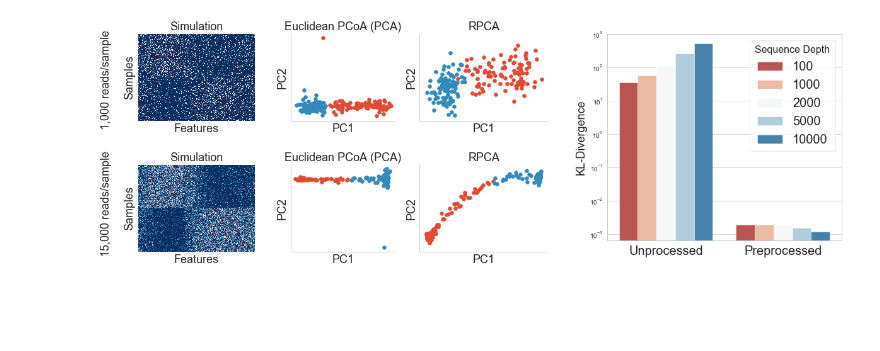
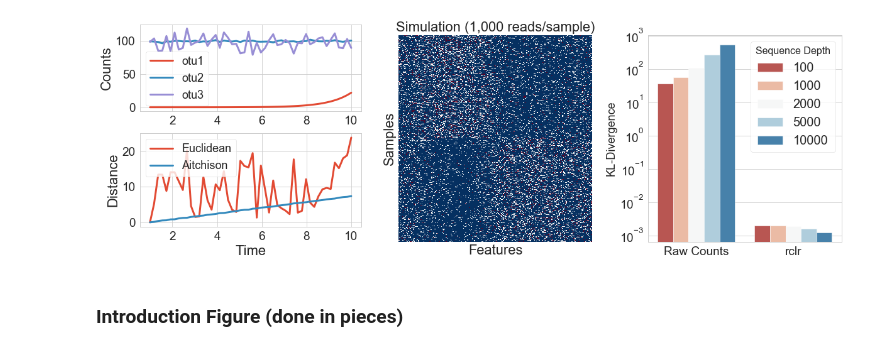
Before and after one commit to biocore/DEICODE, a Jupyter notebook: Benchmarking/simulations.ipynb, the cells around one changed output. Saved outputs shown, nothing was run; the diff lists cells and outputs as text; code cells hidden in the pictures; blank space fills up the shorter version.

```diff
--- a/Benchmarking/simulations.ipynb
+++ b/Benchmarking/simulations.ipynb
@@ -79,64 +74,65 @@ class MidpointNormalize(colors.Normalize):
     def __init__(self, vmin=None, vmax=None, midpoint=None, clip=False):
         self.midpoint = midpoint
         colors.Normalize.__init__(self, vmin, vmax, clip)
 
     def __call__(self, value, clip=None):
         # I'm ignoring masked values and all kinds of edge cases to make a
         # simple example...
         x, y = [self.vmin, self.midpoint, self.vmax], [0, 0.5, 1]
         return np.ma.masked_array(np.interp(value, x, y))
 
 
 fig = plt.figure(figsize=(20, 7), facecolor='white')
-gs = gridspec.GridSpec(110, 300)
+gs = gridspec.GridSpec(110, 380)
 
-ax1=plt.subplot(gs[5:45, :50])
-ax2=plt.subplot(gs[65:105, :50])
+ax_ex1=plt.subplot(gs[:40, :120])
+ax_ex2=plt.subplot(gs[50:93, :120])
+ax1=plt.subplot(gs[5:100, 140:245])
+ax7=plt.subplot(gs[5:100, 275:])
+
+
+ticksize=19
+labelsize=22
+ax_ex1.plot(t, x1, label='otu1',lw=3)
+ax_ex1.plot(t, x2, label='otu2',lw=3)
+ax_ex1.plot(t, x3, label='otu3',lw=3)
+ax_ex1.legend()
+ax_ex1.set_ylabel('Counts', fontsize=labelsize)
+ax_ex1.xaxis.set_tick_params(labelsize=ticksize)
+ax_ex1.yaxis.set_tick_params(labelsize=ticksize)
+ax_ex1.legend(prop={'size': 18})
+
+ax_ex2.plot(t, edists, label='Euclidean',lw=3)
+ax_ex2.plot(t, cdists, label='Aitchison',lw=3)
+ax_ex2.xaxis.set_tick_params(labelsize=ticksize)
+ax_ex2.yaxis.set_tick_params(labelsize=ticksize)
+ax_ex2.legend()
+ax_ex2.set_xlabel('Time', fontsize=labelsize)
+ax_ex2.set_ylabel('Distance', fontsize=labelsize)
+ax_ex2.legend(loc=2,prop={'size': 18})
+
+
 
 sns.heatmap(model_100.as_matrix(),robust=True
             , xticklabels=False, yticklabels=False,
            cbar=False,cmap='RdBu_r',ax=ax1)
-sns.heatmap(model_10000,robust=True
-            , xticklabels=False, yticklabels=False,
-           cbar=False,cmap='RdBu_r',ax=ax2)
+ax1.set_xlabel('Features',fontsize=22)
+ax1.set_ylabel('Samples',fontsize=22)
+ax1.set_title('Simulation (1,000 reads/sample)',fontsize=22)
 
-ax1.set_xlabel('Features',fontsize=18)
-ax1.set_ylabel('Samples',fontsize=18)
-ax1.set_title('Simulation',fontsize=18)
-ax2.set_xlabel('Features',fontsize=18)
-ax2.set_ylabel('Samples',fontsize=18)
-ax2.set_title('Simulation',fontsize=18)
-
-ax3=plt.subplot(gs[5:45, 65:110])
-ax4=plt.subplot(gs[65:105, 65:110])
-ax3.set_title('Euclidean PCoA (PCA)',fontsize=18)
-ax4.set_title('Euclidean PCoA (PCA)',fontsize=18)
-
-ax5=plt.subplot(gs[5:45, 120:175])
-ax6=plt.subplot(gs[65:105, 120:175])
-ax5.set_title('RPCA',fontsize=18)
-ax6.set_title('RPCA',fontsize=18)
-
-plot_clusters(clustord_1000_PCA,clustmap,ax3)
-plot_clusters(clustord_1000_RPCA,clustmap,ax5)
-plot_clusters(clustord_10000_PCA,clustmap,ax4)
-plot_clusters(clustord_10000_RPCA,clustmap,ax6)
-
-ax7=plt.subplot(gs[5:100, 200:])
+ax7.tick_params(axis='both', which='major', labelsize=19)
 sns.barplot(x='Proc',y='value',hue='Sequence_Depth'
             ,data=cluster_results_plot,ax=ax7
            ,palette='RdBu')
 ax7.set_yscale('log')
 ax7.set_xlabel('')
 ax7.set_ylabel('KL-Divergence',fontsize=18)
 legend=ax7.legend(prop={'size':20},title='Sequence Depth')
 legend.get_title().set_fontsize(16)
 
-
-plt.figtext(0.09,.83,'1,000 reads/sample', fontsize=18, ha='center', rotation=90)
-plt.figtext(0.09,.45,'15,000 reads/sample', fontsize=18, ha='center', rotation=90)
-
 plt.savefig('figures/figure2.png',dpi=300, bbox_inches='tight', facecolor='white')
 plt.show()
 # %% [output]
-[figure, old version]
+[figure, new version]
+# %% [markdown]
+### Introduction Figure (done in pieces)
```
Also changed, not shown: parts of 12 cells of this notebook, 6 other files.
